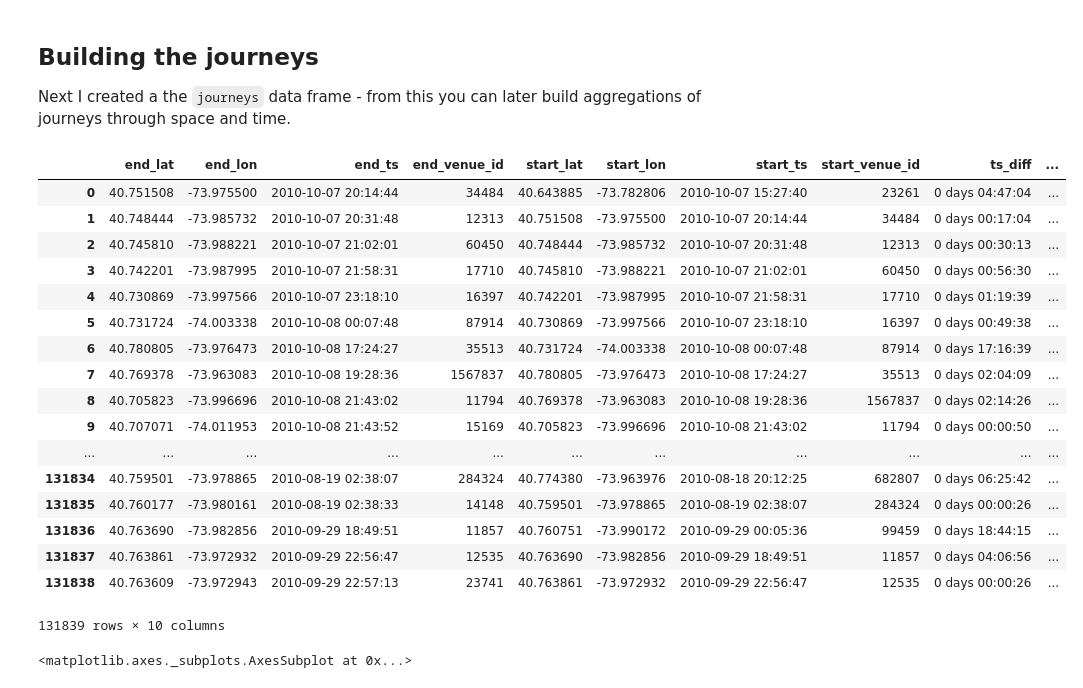
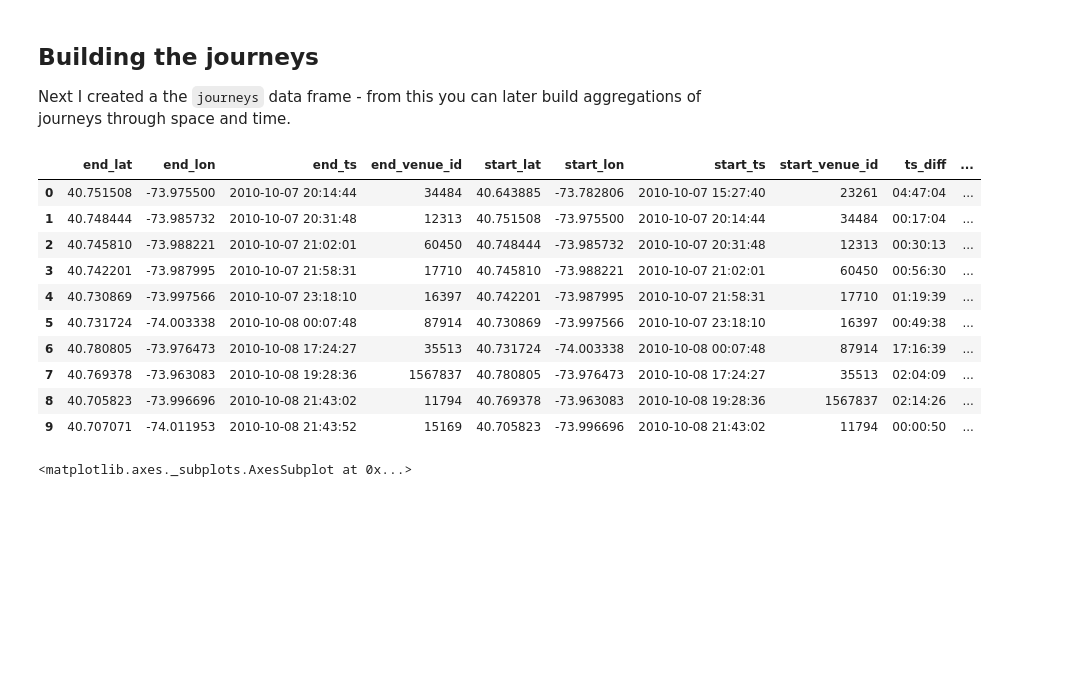
Before and after one commit to kirel/unicef, a Jupyter notebook: graph.ipynb, the cells around one changed output. Drawn from its saved outputs; the diff is of its cells as text; code cells hidden in the pictures; blank space fills up the shorter version.

```diff
--- a/graph.ipynb
+++ b/graph.ipynb
@@ -97,26 +89,19 @@ for venue_id, group in checkins.groupby('user_id'):
 
 journeys = pd.DataFrame(journeys)
 # %%
-journeys
+journeys.head(10)
 # %% [output]
 |  | end_lat | end_lon | end_ts | end_venue_id | start_lat | start_lon | start_ts | start_venue_id | ts_diff | ... |
-| 0 | 40.751508 | -73.975500 | 2010-10-07 20:14:44 | 34484 | 40.643885 | -73.782806 | 2010-10-07 15:27:40 | 23261 | 0 days 04:47:04 | ... |
-| 1 | 40.748444 | -73.985732 | 2010-10-07 20:31:48 | 12313 | 40.751508 | -73.975500 | 2010-10-07 20:14:44 | 34484 | 0 days 00:17:04 | ... |
-| 2 | 40.745810 | -73.988221 | 2010-10-07 21:02:01 | 60450 | 40.748444 | -73.985732 | 2010-10-07 20:31:48 | 12313 | 0 days 00:30:13 | ... |
-| 3 | 40.742201 | -73.987995 | 2010-10-07 21:58:31 | 17710 | 40.745810 | -73.988221 | 2010-10-07 21:02:01 | 60450 | 0 days 00:56:30 | ... |
-| 4 | 40.730869 | -73.997566 | 2010-10-07 23:18:10 | 16397 | 40.742201 | -73.987995 | 2010-10-07 21:58:31 | 17710 | 0 days 01:19:39 | ... |
-| 5 | 40.731724 | -74.003338 | 2010-10-08 00:07:48 | 87914 | 40.730869 | -73.997566 | 2010-10-07 23:18:10 | 16397 | 0 days 00:49:38 | ... |
-| 6 | 40.780805 | -73.976473 | 2010-10-08 17:24:27 | 35513 | 40.731724 | -74.003338 | 2010-10-08 00:07:48 | 87914 | 0 days 17:16:39 | ... |
-| 7 | 40.769378 | -73.963083 | 2010-10-08 19:28:36 | 1567837 | 40.780805 | -73.976473 | 2010-10-08 17:24:27 | 35513 | 0 days 02:04:09 | ... |
-| 8 | 40.705823 | -73.996696 | 2010-10-08 21:43:02 | 11794 | 40.769378 | -73.963083 | 2010-10-08 19:28:36 | 1567837 | 0 days 02:14:26 | ... |
-| 9 | 40.707071 | -74.011953 | 2010-10-08 21:43:52 | 15169 | 40.705823 | -73.996696 | 2010-10-08 21:43:02 | 11794 | 0 days 00:00:50 | ... |
-| ... | ... | ... | ... | ... | ... | ... | ... | ... | ... | ... |
-| 131834 | 40.759501 | -73.978865 | 2010-08-19 02:38:07 | 284324 | 40.774380 | -73.963976 | 2010-08-18 20:12:25 | 682807 | 0 days 06:25:42 | ... |
-| 131835 | 40.760177 | -73.980161 | 2010-08-19 02:38:33 | 14148 | 40.759501 | -73.978865 | 2010-08-19 02:38:07 | 284324 | 0 days 00:00:26 | ... |
-| 131836 | 40.763690 | -73.982856 | 2010-09-29 18:49:51 | 11857 | 40.760751 | -73.990172 | 2010-09-29 00:05:36 | 99459 | 0 days 18:44:15 | ... |
-| 131837 | 40.763861 | -73.972932 | 2010-09-29 22:56:47 | 12535 | 40.763690 | -73.982856 | 2010-09-29 18:49:51 | 11857 | 0 days 04:06:56 | ... |
-| 131838 | 40.763609 | -73.972943 | 2010-09-29 22:57:13 | 23741 | 40.763861 | -73.972932 | 2010-09-29 22:56:47 | 12535 | 0 days 00:00:26 | ... |
+| 0 | 40.751508 | -73.975500 | 2010-10-07 20:14:44 | 34484 | 40.643885 | -73.782806 | 2010-10-07 15:27:40 | 23261 | 04:47:04 | ... |
+| 1 | 40.748444 | -73.985732 | 2010-10-07 20:31:48 | 12313 | 40.751508 | -73.975500 | 2010-10-07 20:14:44 | 34484 | 00:17:04 | ... |
+| 2 | 40.745810 | -73.988221 | 2010-10-07 21:02:01 | 60450 | 40.748444 | -73.985732 | 2010-10-07 20:31:48 | 12313 | 00:30:13 | ... |
+| 3 | 40.742201 | -73.987995 | 2010-10-07 21:58:31 | 17710 | 40.745810 | -73.988221 | 2010-10-07 21:02:01 | 60450 | 00:56:30 | ... |
+| 4 | 40.730869 | -73.997566 | 2010-10-07 23:18:10 | 16397 | 40.742201 | -73.987995 | 2010-10-07 21:58:31 | 17710 | 01:19:39 | ... |
+| 5 | 40.731724 | -74.003338 | 2010-10-08 00:07:48 | 87914 | 40.730869 | -73.997566 | 2010-10-07 23:18:10 | 16397 | 00:49:38 | ... |
+| 6 | 40.780805 | -73.976473 | 2010-10-08 17:24:27 | 35513 | 40.731724 | -74.003338 | 2010-10-08 00:07:48 | 87914 | 17:16:39 | ... |
+| 7 | 40.769378 | -73.963083 | 2010-10-08 19:28:36 | 1567837 | 40.780805 | -73.976473 | 2010-10-08 17:24:27 | 35513 | 02:04:09 | ... |
+| 8 | 40.705823 | -73.996696 | 2010-10-08 21:43:02 | 11794 | 40.769378 | -73.963083 | 2010-10-08 19:28:36 | 1567837 | 02:14:26 | ... |
+| 9 | 40.707071 | -74.011953 | 2010-10-08 21:43:52 | 15169 | 40.705823 | -73.996696 | 2010-10-08 21:43:02 | 11794 | 00:00:50 | ... |
-131839 rows × 10 columns
 # %%
 journeys_lt8h.ts_diff.describe()
 journeys.ts_diff.astype('timedelta64[D]').hist()
```
Also changed, not shown: parts of 7 cells of this notebook.
